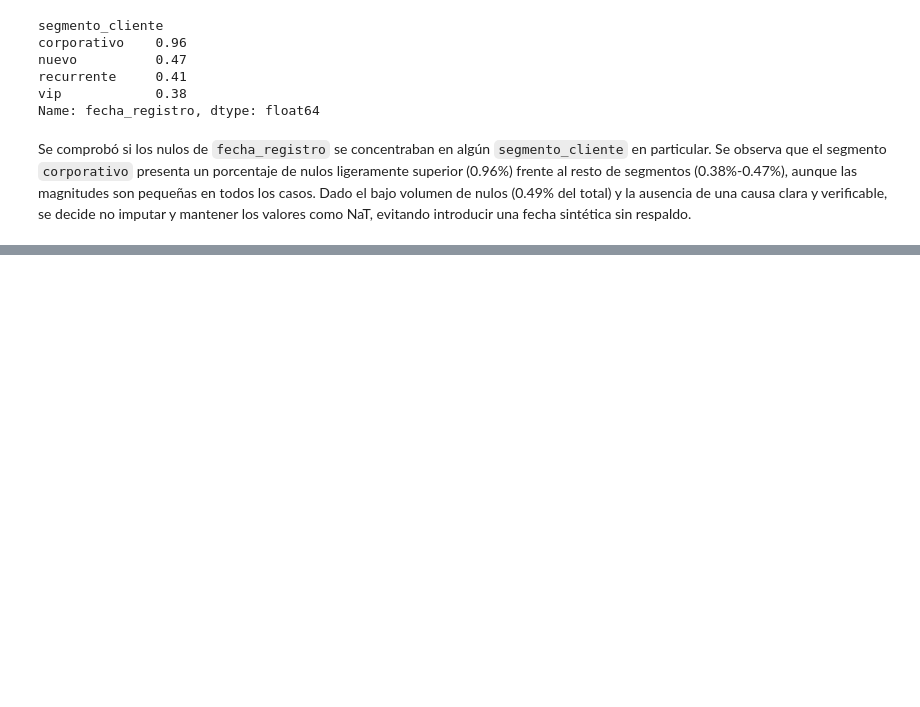
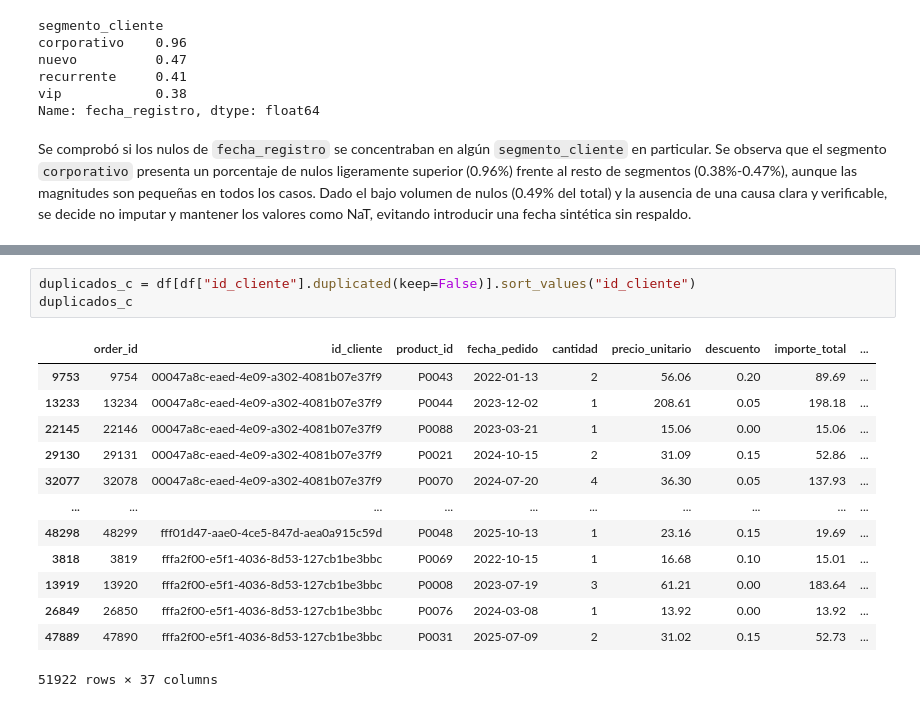
Before and after one commit to FM-Luque/4.DataProyect_Proyecto_Final, a Jupyter notebook: notebooks/02_limpieza_transformacion.ipynb, the cells around one changed output, grey strips where cells are left out. Drawn from its saved outputs; the diff is of its cells as text; blank space fills up the shorter version.

```diff
--- a/notebooks/02_limpieza_transformacion.ipynb
+++ b/notebooks/02_limpieza_transformacion.ipynb
@@ -659,0 +757,17 @@ los valores como NaT, evitando introducir una fecha sintética sin respaldo.
+# %%
+duplicados_c = df[df["id_cliente"].duplicated(keep=False)].sort_values("id_cliente")
+duplicados_c
+# %% [output]
+|  | order_id | id_cliente | product_id | fecha_pedido | cantidad | precio_unitario | descuento | importe_total | ... |
+| 9753 | 9754 | 00047a8c-eaed-4e09-a302-4081b07e37f9 | P0043 | 2022-01-13 | 2 | 56.06 | 0.20 | 89.69 | ... |
+| 13233 | 13234 | 00047a8c-eaed-4e09-a302-4081b07e37f9 | P0044 | 2023-12-02 | 1 | 208.61 | 0.05 | 198.18 | ... |
+| 22145 | 22146 | 00047a8c-eaed-4e09-a302-4081b07e37f9 | P0088 | 2023-03-21 | 1 | 15.06 | 0.00 | 15.06 | ... |
+| 29130 | 29131 | 00047a8c-eaed-4e09-a302-4081b07e37f9 | P0021 | 2024-10-15 | 2 | 31.09 | 0.15 | 52.86 | ... |
+| 32077 | 32078 | 00047a8c-eaed-4e09-a302-4081b07e37f9 | P0070 | 2024-07-20 | 4 | 36.30 | 0.05 | 137.93 | ... |
+| ... | ... | ... | ... | ... | ... | ... | ... | ... | ... |
+| 48298 | 48299 | fff01d47-aae0-4ce5-847d-aea0a915c59d | P0048 | 2025-10-13 | 1 | 23.16 | 0.15 | 19.69 | ... |
+| 3818 | 3819 | fffa2f00-e5f1-4036-8d53-127cb1be3bbc | P0069 | 2022-10-15 | 1 | 16.68 | 0.10 | 15.01 | ... |
+| 13919 | 13920 | fffa2f00-e5f1-4036-8d53-127cb1be3bbc | P0008 | 2023-07-19 | 3 | 61.21 | 0.00 | 183.64 | ... |
+| 26849 | 26850 | fffa2f00-e5f1-4036-8d53-127cb1be3bbc | P0076 | 2024-03-08 | 1 | 13.92 | 0.00 | 13.92 | ... |
+| 47889 | 47890 | fffa2f00-e5f1-4036-8d53-127cb1be3bbc | P0031 | 2025-07-09 | 2 | 31.02 | 0.15 | 52.73 | ... |
+51922 rows × 37 columns
```
Also changed, not shown: parts of 34 cells of this notebook, 4 other files.
